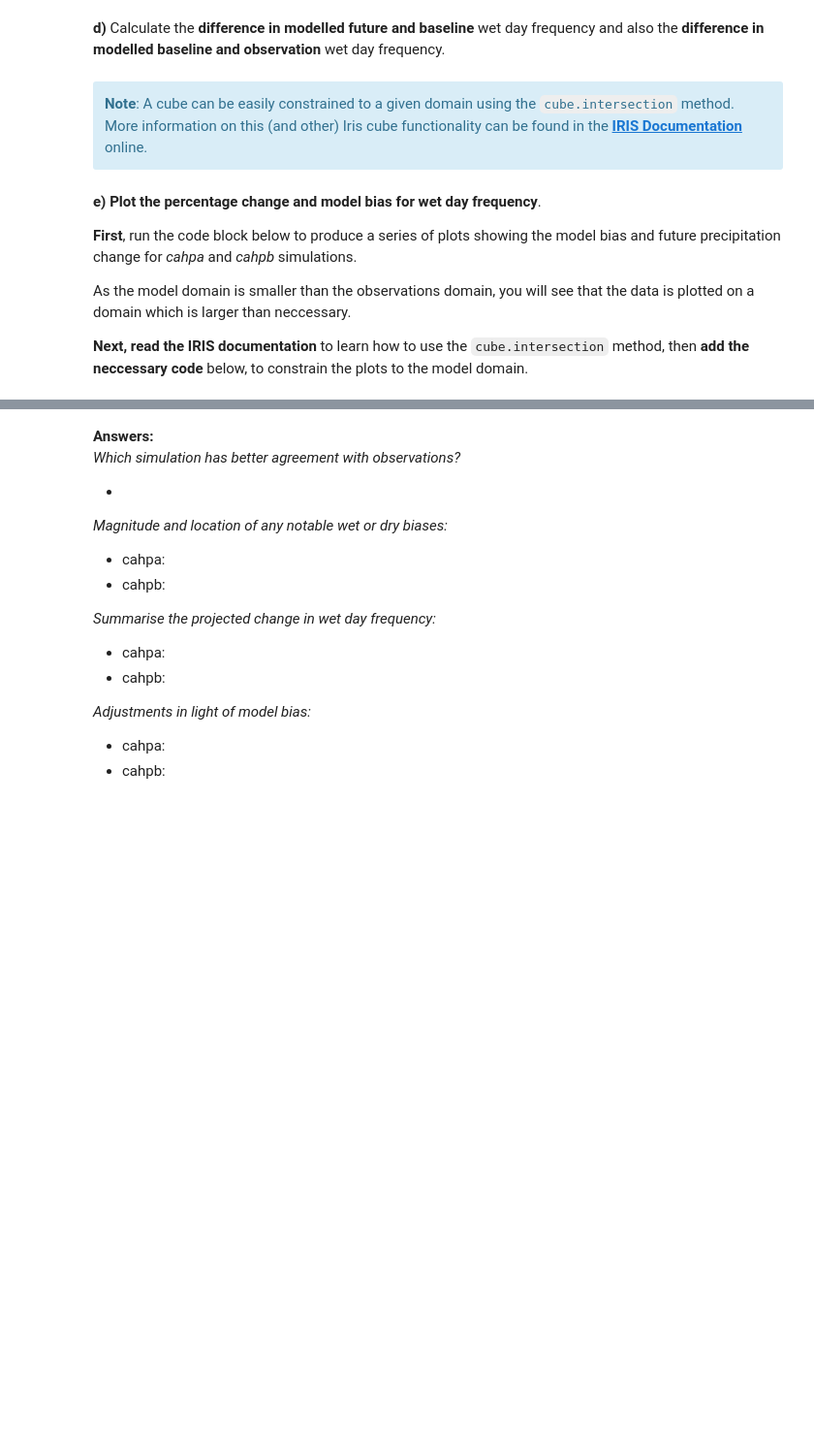
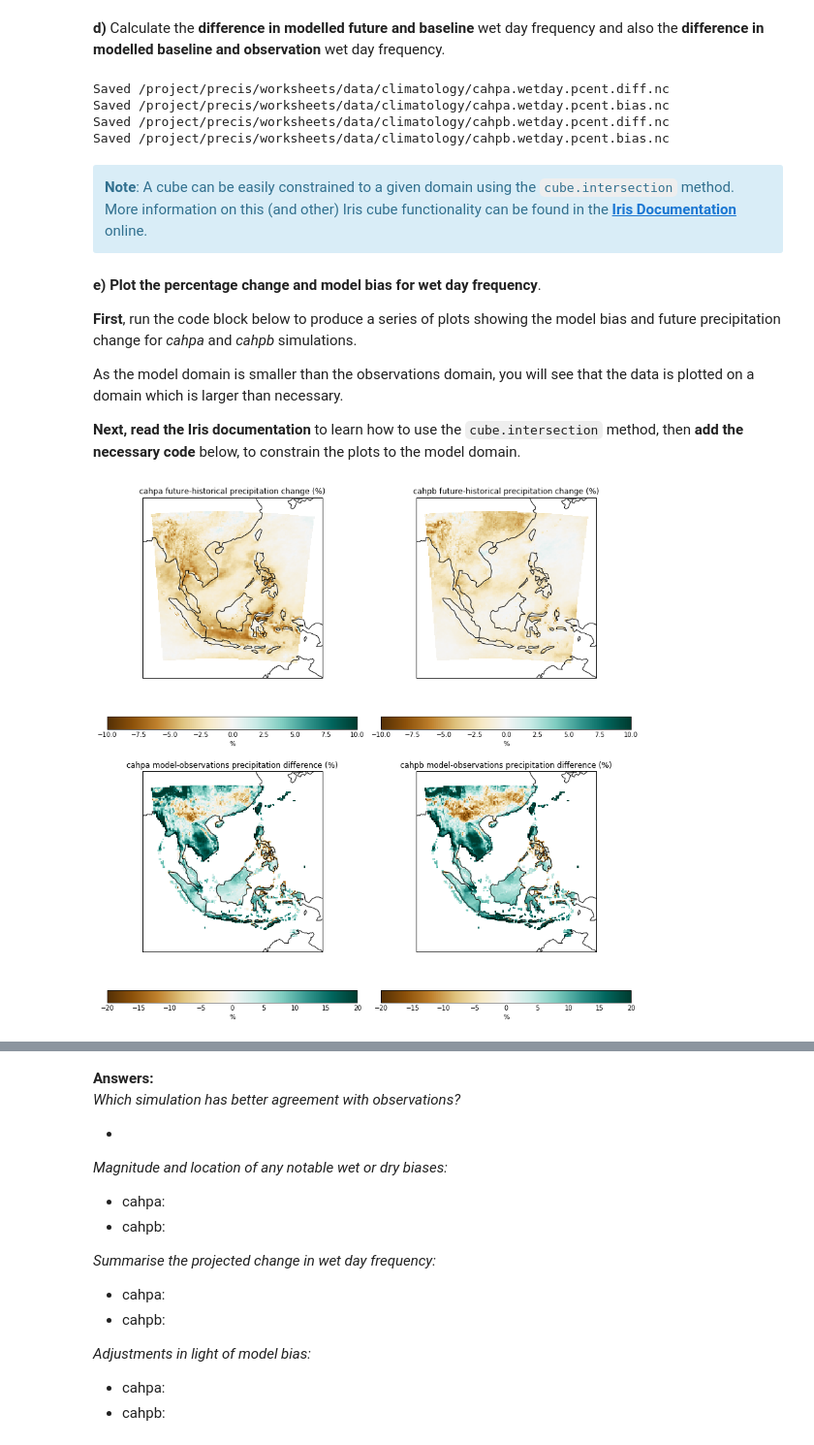
Before and after one commit to MetOffice/PyPRECIS, a Jupyter notebook: notebooks/worksheet5.ipynb, the cells around one changed output, grey strips where cells are left out. Shown at 97% size. Drawn from its saved outputs; the diff is of its cells as text; code cells hidden in the pictures; blank space fills up the shorter version.

Commit message:
Edits to worksheets following review

```diff
--- a/notebooks/worksheet5.ipynb
+++ b/notebooks/worksheet5.ipynb
@@ -68,7 +68,7 @@ TIME_PERIODS = {'historical':'1961_1990', 'future':'2021_2050'}
 
 **a)** Start by finding the frequency of wet days using daily data for both _cahpa_ and _cahpb_.  Calculate the number of days in both the baseline and future periods which are wet days - **a wet day is defined as having precipitation >=1 mm/day**.  Then calculate the percentage of wet days.
 # %%
-# For each day: Is rainfall >= 1? True/False
+# For each day: is rainfall >= 1? True/False
 # Sum over all days to get number of wet days at each grid point
 # Do for both model simulations and time periods
 # Then calcuate the percentage of wet days.
@@ -93,7 +93,7 @@ for runid in JOBIDS:
         print('Saved: {}'.format(outfile))
 
         # Find wet days as a percentage of total days
-        total_days = len(obs.coord('time').points)  # Note that this is a 360 day calendar!
+        total_days = len(data.coord('time').points)  # Note that this is a 360 day calendar!
         model_pcent_wetdays = (model_wetdays / total_days) * 100
         # Add metadata
         model_pcent_wetdays.rename('{} percentage of wet days (>=1mm/day) {}'.format(runid, TIME_PERIODS[period]))
@@ -119,15 +128,22 @@ infile = os.path.join(APHRODIR, 'aphro.day.1961_1990.nc')
 obs = iris.load_cube(infile, 'daily precipitation analysis interpolated onto 0.25deg grids [mm/day]')
 
 # Find number of wet days
-
+obs_wetdays = obs.collapsed('time', count_nonzero)
 
 # Save wet days cube
-
+outfile = os.path.join(CLIMDIR, 'aphro.wetday.nc')
+iris.save(obs_wetdays, outfile)
+print('Saved: {}'.format(outfile))
 
 # Find number of days in dataset
-
+number_aphro_days = len(obs.coord('time').points)
+print (total_days)
 
 # Find wet days as percent of all aphro days
-
+obs_pcent_wetdays = (obs_wetdays / number_aphro_days) * 100
+obs_pcent_wetdays.units = '%'
 
 # Save
+outfile = os.path.join(CLIMDIR, 'aphro.wetday.pcent.nc')
+iris.save(obs_pcent_wetdays, outfile)
+print('Saved: {}'.format(outfile))
@@ -245,18 +267,23 @@ for runid in JOBIDS:
     outfile = os.path.join(CLIMDIR, runid + '.wetday.pcent.bias.nc')
     iris.save(diff_mod_obs, outfile)
     print('Saved {}'.format(outfile))
+# %% [output]
+Saved /project/precis/worksheets/data/climatology/cahpa.wetday.pcent.diff.nc
+Saved /project/precis/worksheets/data/climatology/cahpa.wetday.pcent.bias.nc
+Saved /project/precis/worksheets/data/climatology/cahpb.wetday.pcent.diff.nc
+Saved /project/precis/worksheets/data/climatology/cahpb.wetday.pcent.bias.nc
 # %% [markdown]
 <div class="alert alert-block alert-info">
-<b>Note</b>: A cube can be easily constrained to a given domain using the <code>cube.intersection</code> method. More information on this (and other) Iris cube functionality can be found in the <b><a href="https://scitools.org.uk/iris/docs/latest/iris/iris/cube.html?highlight=intersection#iris.cube.Cube.intersection">IRIS Documentation</a></b> online.
+<b>Note</b>: A cube can be easily constrained to a given domain using the <code>cube.intersection</code> method. More information on this (and other) Iris cube functionality can be found in the <b><a href="https://scitools.org.uk/iris/docs/latest/iris/iris/cube.html?highlight=intersection#iris.cube.Cube.intersection">Iris Documentation</a></b> online.
 </div>
 # %% [markdown]
 **e)** **Plot the percentage change and model bias for wet day frequency**.
 
 **First**, run the code block below to produce a series of plots showing the model bias and future precipitation change for _cahpa_ and _cahpb_ simulations. <br>
 
-As the model domain is smaller than the observations domain, you will see that the data is plotted on a domain which is larger than neccessary.
+As the model domain is smaller than the observations domain, you will see that the data is plotted on a domain which is larger than necessary.
 
-**Next, read the IRIS documentation** to learn how to use the `cube.intersection` method, then **add the neccessary code** below, to constrain the plots to the model domain.
+**Next, read the Iris documentation** to learn how to use the `cube.intersection` method, then **add the necessary code** below, to constrain the plots to the model domain.
 # %%
 # Create a figure of the size 12x12 inches
 plt.figure(figsize=(12, 12))
@@ -270,37 +297,39 @@ for n, runid in enumerate(JOBIDS):
     # Add in a line of code to constrain the model domain to these coordinates:
     # longitude=(90, 137)
     # latitude=(-20, 32)
-    pcent_change_subset = ...
+    pcent_change_subset = pcent_change.intersection(longitude=(90, 137),latitude=(-20, 32))
 
     # plot percentage changes on first row
     plt.subplot(2, 2, n+1)
     qplt.pcolormesh(pcent_change_subset,
                     vmax=10, vmin=-10, cmap='BrBG')
     plt.title(runid + ' future-historical precipitation change (%)')
     ax = plt.gca()
     ax.coastlines()
 
 
 # Load the percentage bias (differences in precipitation between the models and obs)
 for n, runid in enumerate(JOBIDS):
     infile = os.path.join(CLIMDIR, runid + '.wetday.pcent.bias.nc')
     pcent_bias = iris.load_cube(infile)
 
     # Add in a line of code to constrain the model domain to these lat-lon coordinates:
     # longitude=(90, 137)
     # latitude=(-20, 32)
-    pcent_bias_subset = ...
+    pcent_bias_subset = pcent_bias.intersection(longitude=(90, 137),latitude=(-20, 32))
 
     # plot bias on the second row
     plt.subplot(2, 2, n+3)
     qplt.pcolormesh(pcent_bias_subset,
                     vmax=20, vmin=-20, cmap='BrBG')
     plt.title(runid + ' model-observations precipitation difference (%)')
     ax = plt.gca()
     ax.coastlines()
 
 plt.tight_layout()
 plt.show()
+# %% [output]
+[figure, added]
 # %% [markdown]
 ---
 <div class="alert alert-block alert-success">
```
Also changed, not shown: parts of 8 cells of this notebook, 5 other files.
